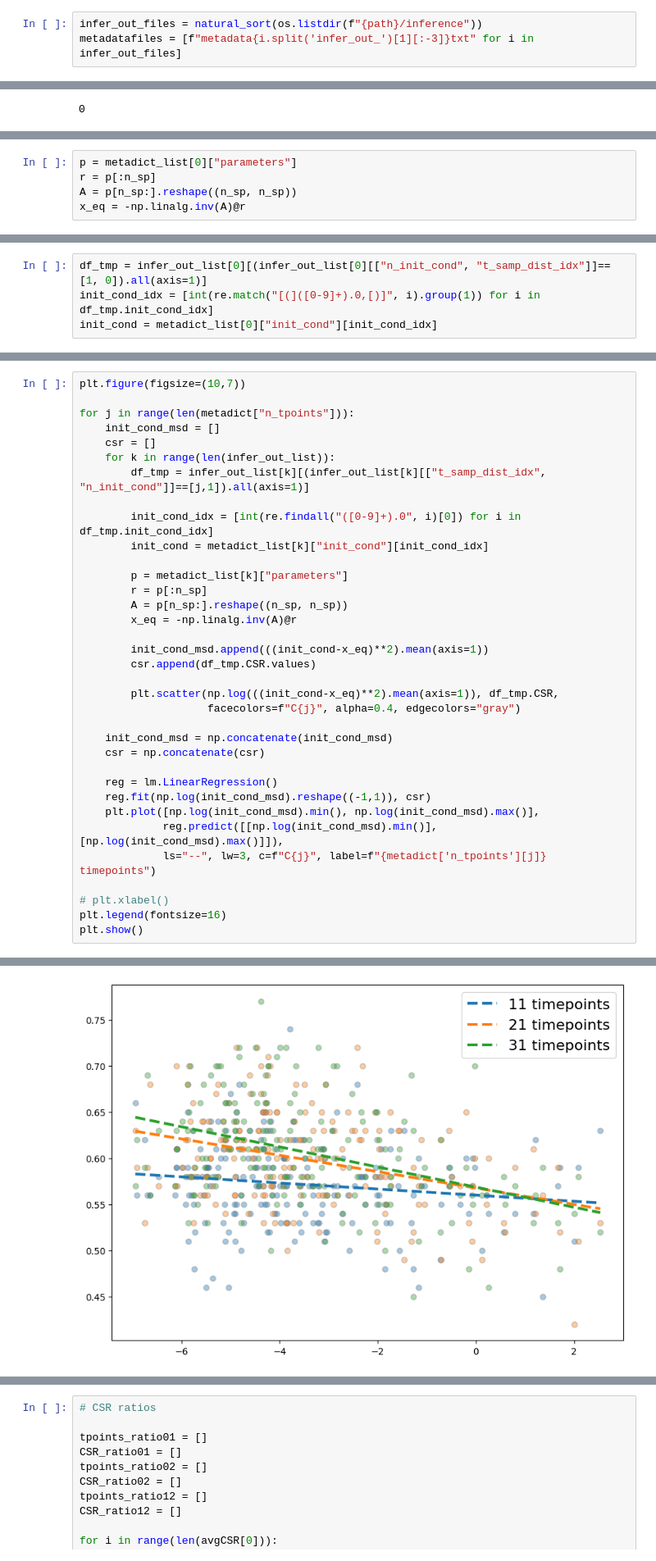
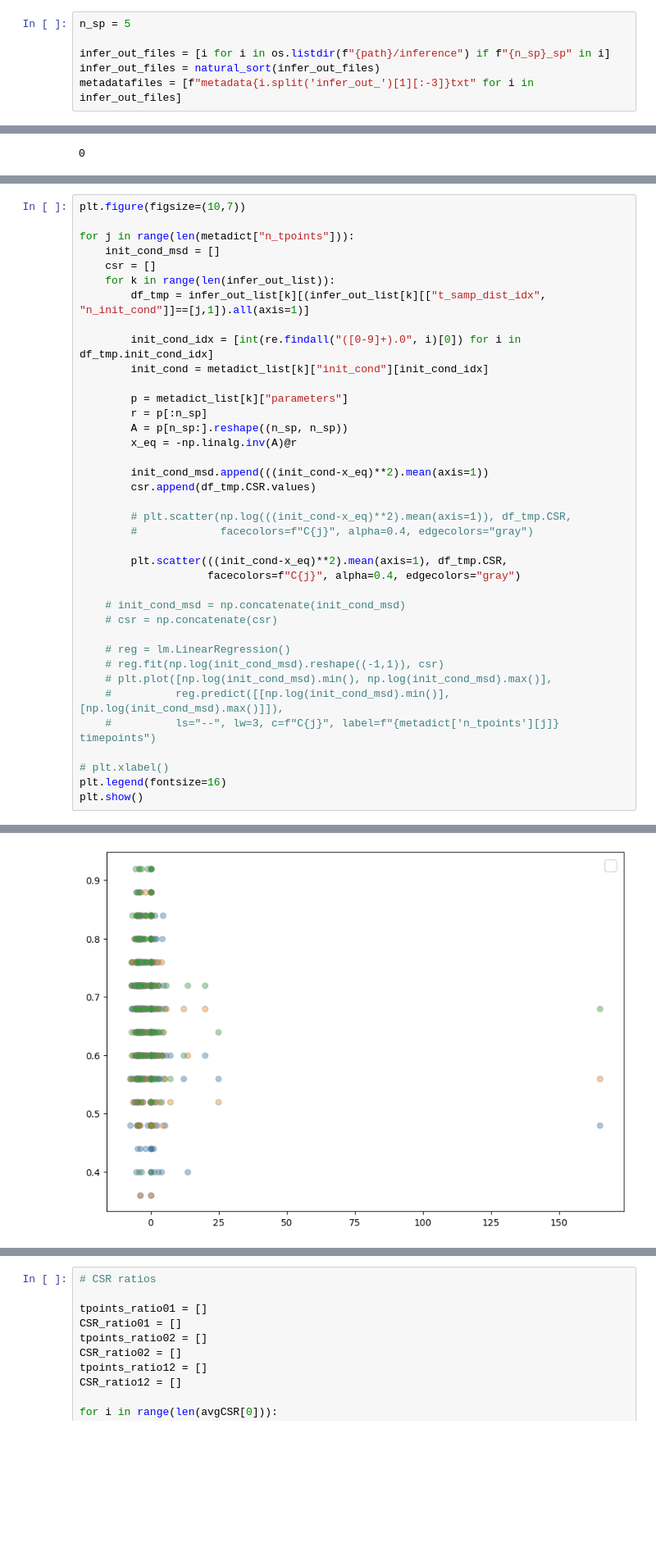
Before and after one commit to joaovaleriano/gLV_OED, a Jupyter notebook: notebooks/analysis_all_perturb.ipynb, the cells around one changed output, grey strips where cells are left out. Shown at 82% size. Cells and saved outputs as stored; diff of their text form; blank space fills up the shorter version.

```diff
--- a/notebooks/analysis_all_perturb.ipynb
+++ b/notebooks/analysis_all_perturb.ipynb
@@ -25,7 +25,10 @@ def natural_sort(l):
 # %%
 path = "../experiment_outputs/perturb_meas_0.1/"
 # %%
-infer_out_files = natural_sort(os.listdir(f"{path}/inference"))
+n_sp = 5
+
+infer_out_files = [i for i in os.listdir(f"{path}/inference") if f"{n_sp}_sp" in i]
+infer_out_files = natural_sort(infer_out_files)
 metadatafiles = [f"metadata{i.split('infer_out_')[1][:-3]}txt" for i in infer_out_files]
 # %%
 infer_out_files
@@ -167,5 +134,0 @@ Length: 5223, dtype: bool
-# %%
-p = metadict_list[0]["parameters"]
-r = p[:n_sp]
-A = p[n_sp:].reshape((n_sp, n_sp))
-x_eq = -np.linalg.inv(A)@r
@@ -184,4 +134,0 @@ array([0.12716385, 0.03990445, 0.24699964, 0.24779779, 0.06805706,
-# %%
-df_tmp = infer_out_list[0][(infer_out_list[0][["n_init_cond", "t_samp_dist_idx"]]==[1, 0]).all(axis=1)]
-init_cond_idx = [int(re.match("[(]([0-9]+).0,[)]", i).group(1)) for i in df_tmp.init_cond_idx]
-init_cond = metadict_list[0]["init_cond"][init_cond_idx]
@@ -209,17 +152,20 @@ for j in range(len(metadict["n_tpoints"])):
         init_cond_msd.append(((init_cond-x_eq)**2).mean(axis=1))
         csr.append(df_tmp.CSR.values)
 
-        plt.scatter(np.log(((init_cond-x_eq)**2).mean(axis=1)), df_tmp.CSR,
+        # plt.scatter(np.log(((init_cond-x_eq)**2).mean(axis=1)), df_tmp.CSR,
+        #             facecolors=f"C{j}", alpha=0.4, edgecolors="gray")
+
+        plt.scatter(((init_cond-x_eq)**2).mean(axis=1), df_tmp.CSR,
                     facecolors=f"C{j}", alpha=0.4, edgecolors="gray")
 
-    init_cond_msd = np.concatenate(init_cond_msd)
-    csr = np.concatenate(csr)
+    # init_cond_msd = np.concatenate(init_cond_msd)
+    # csr = np.concatenate(csr)
 
-    reg = lm.LinearRegression()
-    reg.fit(np.log(init_cond_msd).reshape((-1,1)), csr)
-    plt.plot([np.log(init_cond_msd).min(), np.log(init_cond_msd).max()],
-             reg.predict([[np.log(init_cond_msd).min()], [np.log(init_cond_msd).max()]]),
-             ls="--", lw=3, c=f"C{j}", label=f"{metadict['n_tpoints'][j]} timepoints")
+    # reg = lm.LinearRegression()
+    # reg.fit(np.log(init_cond_msd).reshape((-1,1)), csr)
+    # plt.plot([np.log(init_cond_msd).min(), np.log(init_cond_msd).max()],
+    #          reg.predict([[np.log(init_cond_msd).min()], [np.log(init_cond_msd).max()]]),
+    #          ls="--", lw=3, c=f"C{j}", label=f"{metadict['n_tpoints'][j]} timepoints")
 
 # plt.xlabel()
 plt.legend(fontsize=16)
@@ -228,4 +175,4 @@ plt.show()
-[figure, old version]
+[figure, new version]
 # %%
 plt.figure(figsize=(10,7))
 
```
Also changed, not shown: parts of 25 cells of this notebook, 1 other file.
